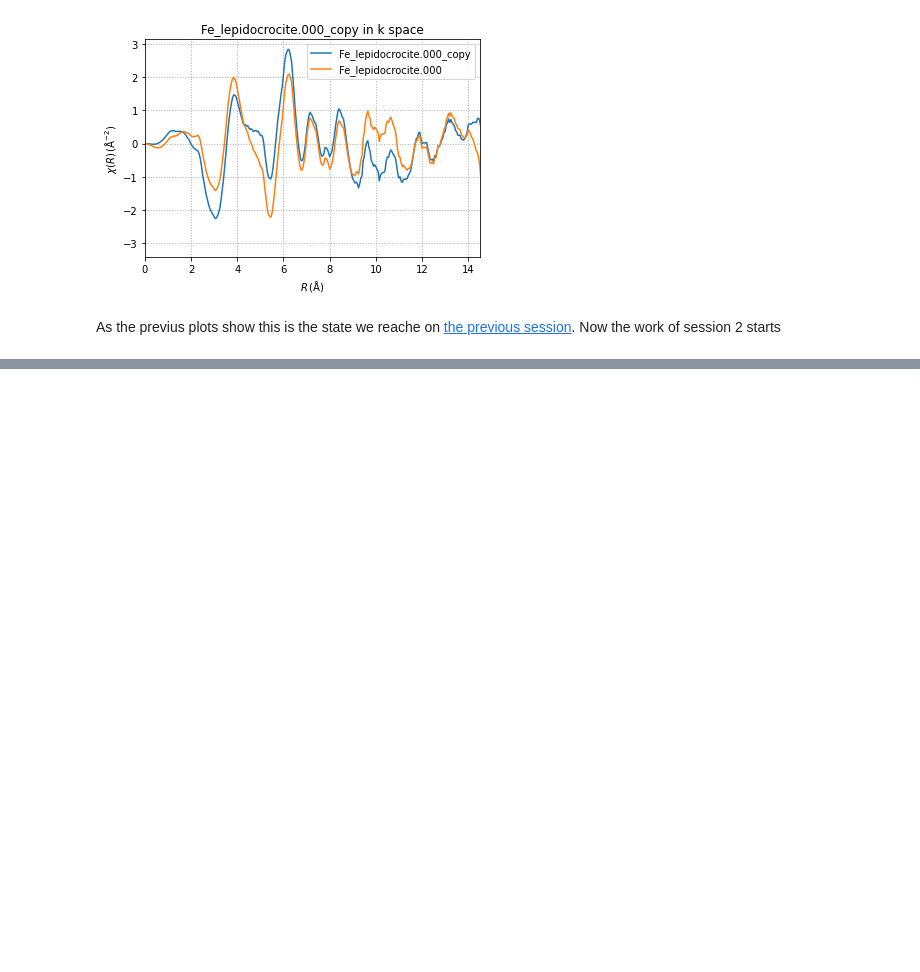
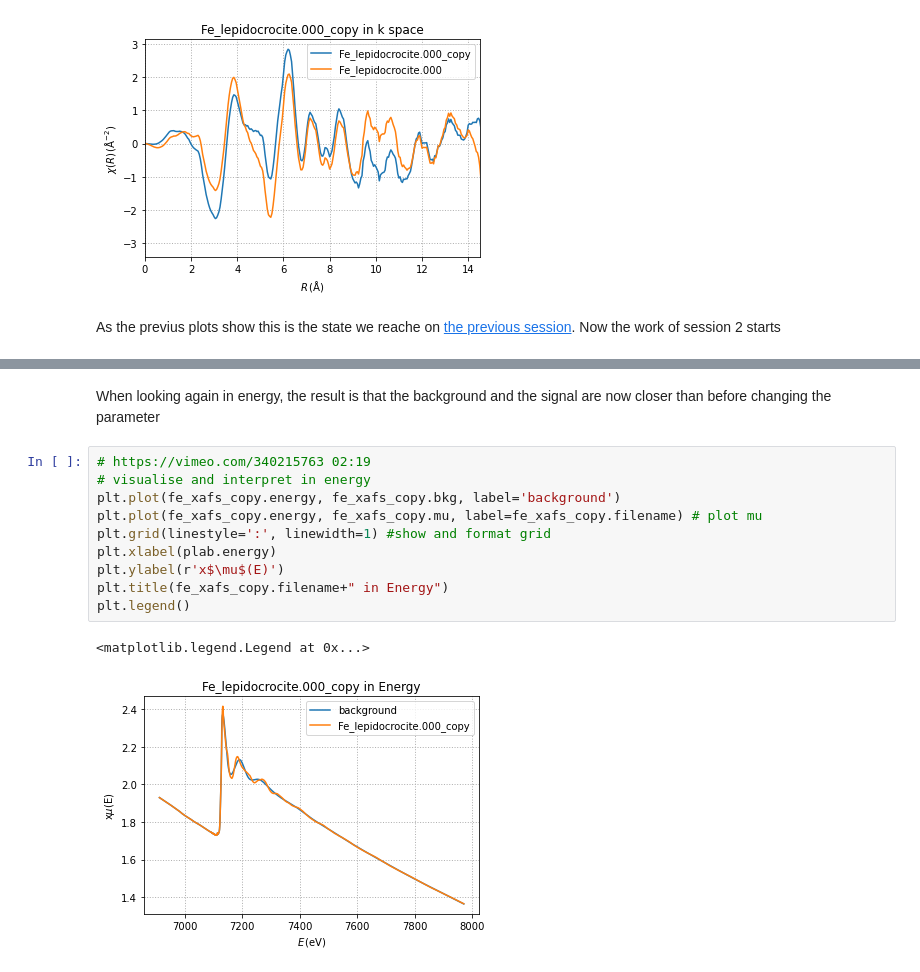
Before and after one commit to scman1/Larch_Intro_ukch, a Jupyter notebook: XAFS_Processing_2.ipynb, the cells around one changed output, grey strips where cells are left out. Cells and saved outputs as stored; diff of their text form; blank space fills up the shorter version.

```diff
--- a/XAFS_Processing_2.ipynb
+++ b/XAFS_Processing_2.ipynb
@@ -173,0 +195,15 @@ Now the work of session 2 starts
+# %% [markdown]
+When looking again in energy, the result is that the background and the signal are now closer than before changing the parameter
+# %%
+# https://vimeo.com/340215763 02:19
+# visualise and interpret in energy
+plt.plot(fe_xafs_copy.energy, fe_xafs_copy.bkg, label='background')
+plt.plot(fe_xafs_copy.energy, fe_xafs_copy.mu, label=fe_xafs_copy.filename) # plot mu
+plt.grid(linestyle=':', linewidth=1) #show and format grid
+plt.xlabel(plab.energy)
+plt.ylabel(r'x$\mu$(E)')
+plt.title(fe_xafs_copy.filename+" in Energy")
+plt.legend()
+# %% [output]
+<matplotlib.legend.Legend at 0x...>
+[figure, added]
```
Also changed, not shown: parts of 16 cells of this notebook.
